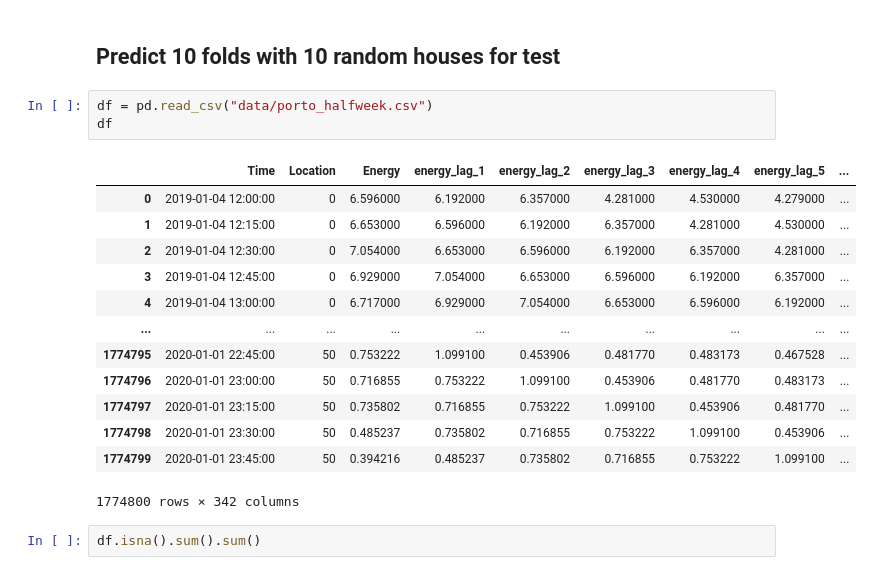
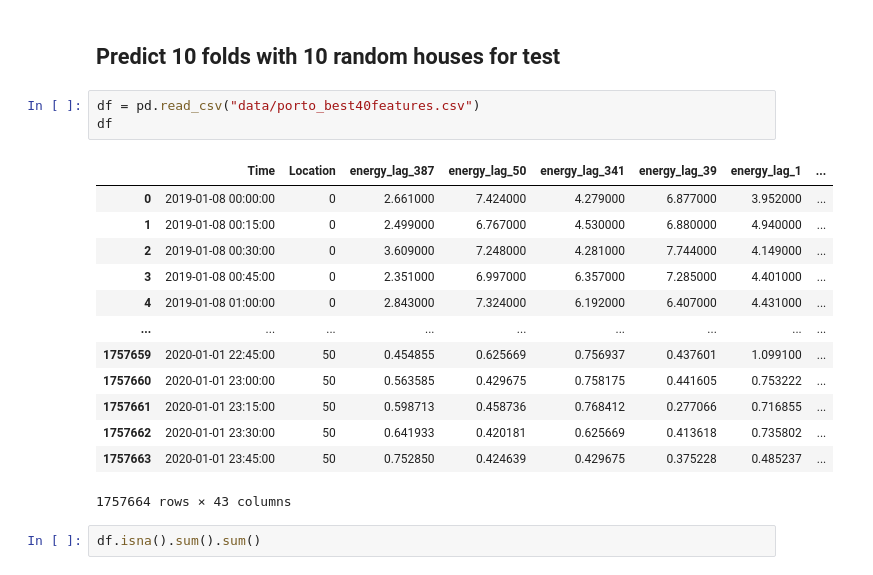
Before and after one commit to franciscomonteiro85/rec-energy-prediction-algorithm, a Jupyter notebook: Algorithms_Porto.ipynb, the cells around one changed output. Drawn from its saved outputs; the diff is of its cells as text.

```diff
--- a/Algorithms_Porto.ipynb
+++ b/Algorithms_Porto.ipynb
@@ -204,22 +190,22 @@ def test_leave_house_out(df, estimator, locations, filename):
 # %% [markdown]
 ## Predict  10 folds with 10 random houses for test
 # %%
-df = pd.read_csv("data/porto_halfweek.csv")
+df = pd.read_csv("data/porto_best40features.csv")
 df
 # %% [output]
-|  | Time | Location | Energy | energy_lag_1 | energy_lag_2 | energy_lag_3 | energy_lag_4 | energy_lag_5 | ... |
-| 0 | 2019-01-04 12:00:00 | 0 | 6.596000 | 6.192000 | 6.357000 | 4.281000 | 4.530000 | 4.279000 | ... |
-| 1 | 2019-01-04 12:15:00 | 0 | 6.653000 | 6.596000 | 6.192000 | 6.357000 | 4.281000 | 4.530000 | ... |
-| 2 | 2019-01-04 12:30:00 | 0 | 7.054000 | 6.653000 | 6.596000 | 6.192000 | 6.357000 | 4.281000 | ... |
-| 3 | 2019-01-04 12:45:00 | 0 | 6.929000 | 7.054000 | 6.653000 | 6.596000 | 6.192000 | 6.357000 | ... |
-| 4 | 2019-01-04 13:00:00 | 0 | 6.717000 | 6.929000 | 7.054000 | 6.653000 | 6.596000 | 6.192000 | ... |
-| ... | ... | ... | ... | ... | ... | ... | ... | ... | ... |
-| 1774795 | 2020-01-01 22:45:00 | 50 | 0.753222 | 1.099100 | 0.453906 | 0.481770 | 0.483173 | 0.467528 | ... |
-| 1774796 | 2020-01-01 23:00:00 | 50 | 0.716855 | 0.753222 | 1.099100 | 0.453906 | 0.481770 | 0.483173 | ... |
-| 1774797 | 2020-01-01 23:15:00 | 50 | 0.735802 | 0.716855 | 0.753222 | 1.099100 | 0.453906 | 0.481770 | ... |
-| 1774798 | 2020-01-01 23:30:00 | 50 | 0.485237 | 0.735802 | 0.716855 | 0.753222 | 1.099100 | 0.453906 | ... |
-| 1774799 | 2020-01-01 23:45:00 | 50 | 0.394216 | 0.485237 | 0.735802 | 0.716855 | 0.753222 | 1.099100 | ... |
+|  | Time | Location | energy_lag_387 | energy_lag_50 | energy_lag_341 | energy_lag_39 | energy_lag_1 | ... |
+| 0 | 2019-01-08 00:00:00 | 0 | 2.661000 | 7.424000 | 4.279000 | 6.877000 | 3.952000 | ... |
+| 1 | 2019-01-08 00:15:00 | 0 | 2.499000 | 6.767000 | 4.530000 | 6.880000 | 4.940000 | ... |
+| 2 | 2019-01-08 00:30:00 | 0 | 3.609000 | 7.248000 | 4.281000 | 7.744000 | 4.149000 | ... |
+| 3 | 2019-01-08 00:45:00 | 0 | 2.351000 | 6.997000 | 6.357000 | 7.285000 | 4.401000 | ... |
+| 4 | 2019-01-08 01:00:00 | 0 | 2.843000 | 7.324000 | 6.192000 | 6.407000 | 4.431000 | ... |
+| ... | ... | ... | ... | ... | ... | ... | ... | ... |
+| 1757659 | 2020-01-01 22:45:00 | 50 | 0.454855 | 0.625669 | 0.756937 | 0.437601 | 1.099100 | ... |
+| 1757660 | 2020-01-01 23:00:00 | 50 | 0.563585 | 0.429675 | 0.758175 | 0.441605 | 0.753222 | ... |
+| 1757661 | 2020-01-01 23:15:00 | 50 | 0.598713 | 0.458736 | 0.768412 | 0.277066 | 0.716855 | ... |
+| 1757662 | 2020-01-01 23:30:00 | 50 | 0.641933 | 0.420181 | 0.625669 | 0.413618 | 0.735802 | ... |
+| 1757663 | 2020-01-01 23:45:00 | 50 | 0.752850 | 0.424639 | 0.429675 | 0.375228 | 0.485237 | ... |
-1774800 rows × 342 columns
+1757664 rows × 43 columns
 # %%
 df.isna().sum().sum()
 # %% [output]
```
Also changed, not shown: parts of 16 cells of this notebook, 9 other files.
